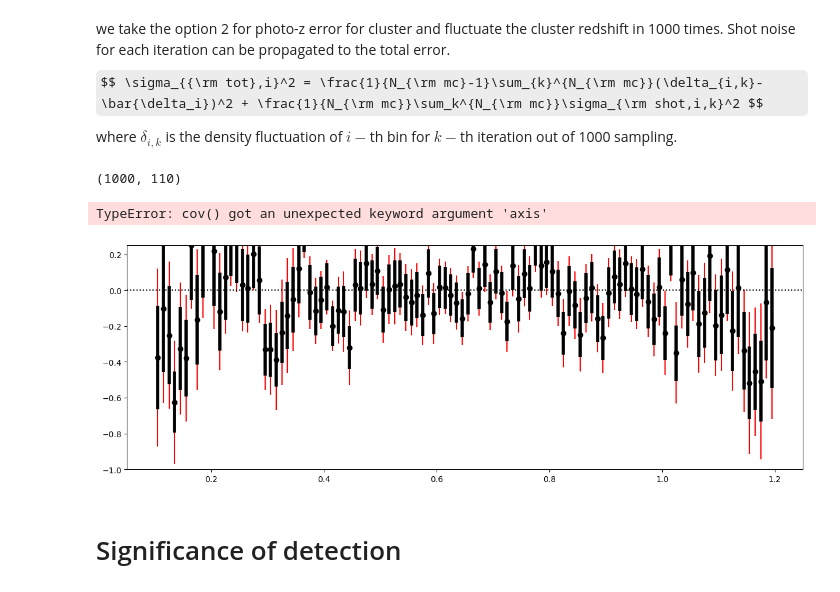
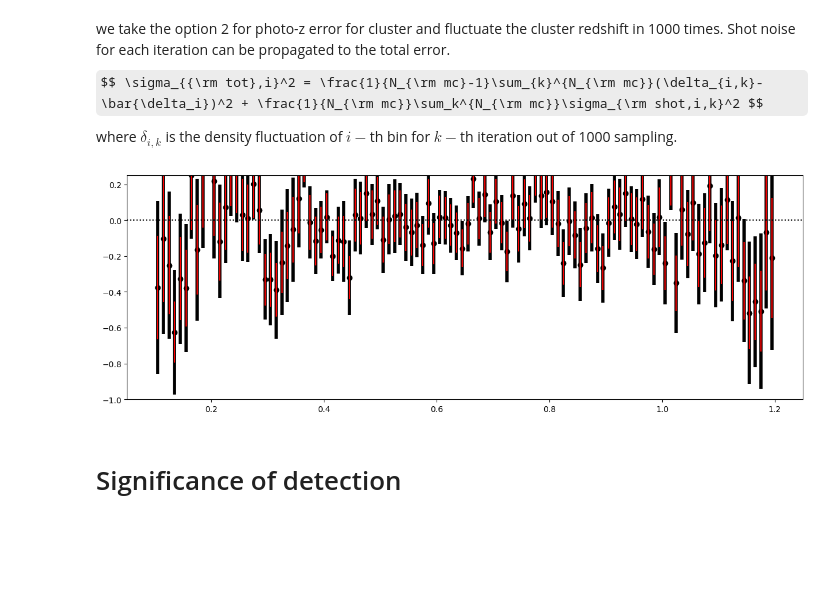
Before and after one commit to AtsushiNishizawa/cs_void, a Jupyter notebook: getProfile.ipynb, the cells around one changed output. Drawn from its saved outputs; the diff is of its cells as text; code cells hidden in the pictures; some formulas as TeX source; blank space fills up the shorter version.

```diff
--- a/getProfile.ipynb
+++ b/getProfile.ipynb
@@ -176,14 +176,6 @@ plt.show()
 we take the option 2 for photo-z error for cluster and fluctuate the cluster redshift in 1000 times. Shot noise for each iteration can be propagated to the total error.
 $$ \sigma_{{\rm tot},i}^2 = \frac{1}{N_{\rm mc}-1}\sum_{k}^{N_{\rm mc}}(\delta_{i,k}-\bar{\delta_i})^2 + \frac{1}{N_{\rm mc}}\sum_k^{N_{\rm mc}}\sigma_{\rm shot,i,k}^2 $$
 where $\delta_{i,k}$ is the density fluctuation of $i-$th bin for $k-$th iteration out of 1000 sampling.
-# %%
-delta_sample_arr.shape
-# %% [output]
-(1000, 110)
-# %%
-np.cov(delta_sample_arr)
-# %% [output]
-TypeError: cov() got an unexpected keyword argument 'axis'
 # %%
 Nmc = 1000
 delta_sample_arr, E_delta_sample_arr = [], []
@@ -202,13 +194,13 @@ E_delta_tot_sq = np.cov(delta_sample_arr, bias=True, rowvar=False) + np.diag(np.
 # %%
 plt.figure(figsize=(15,5))
 plt.plot(zx, delta, "ko")
-plt.errorbar(zx, delta, E_delta_tot, color="r", capsize=0., ls="none")
-plt.errorbar(zx, delta, E_delta, color="k", capsize=0., ls="none", lw=4)
+plt.errorbar(zx, delta, np.sqrt(np.diag(E_delta_tot_sq)), color="k", capsize=0., ls="none", lw=4)
+plt.errorbar(zx, delta, E_delta, color="r", capsize=0., ls="none")
 plt.axhline(y=0, ls=":", color="k")
 plt.ylim(-1,0.25)
 plt.show()
 # %% [output]
-[figure, old version]
+[figure, new version]
 # %%
 df = pd.DataFrame(
     {"z_mid": zx,
```
Also changed, not shown: parts of 7 cells of this notebook.
